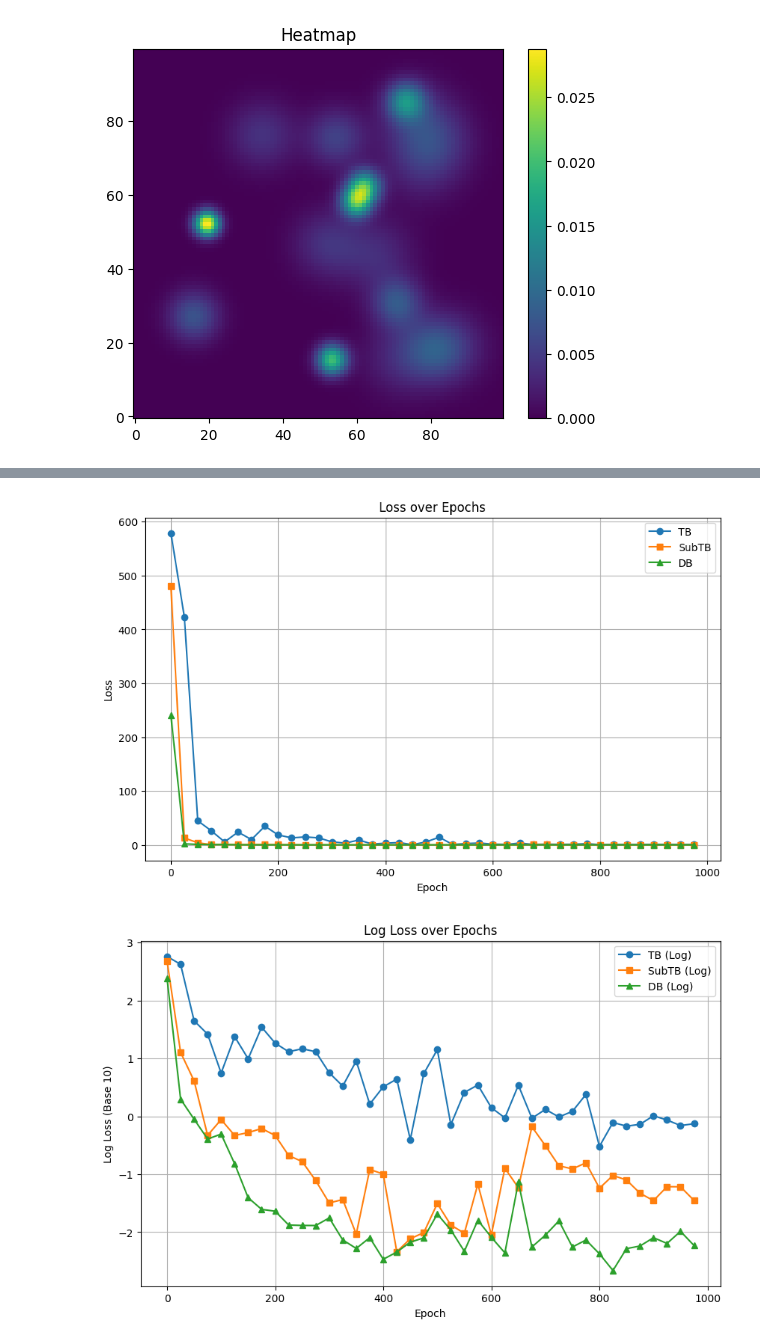
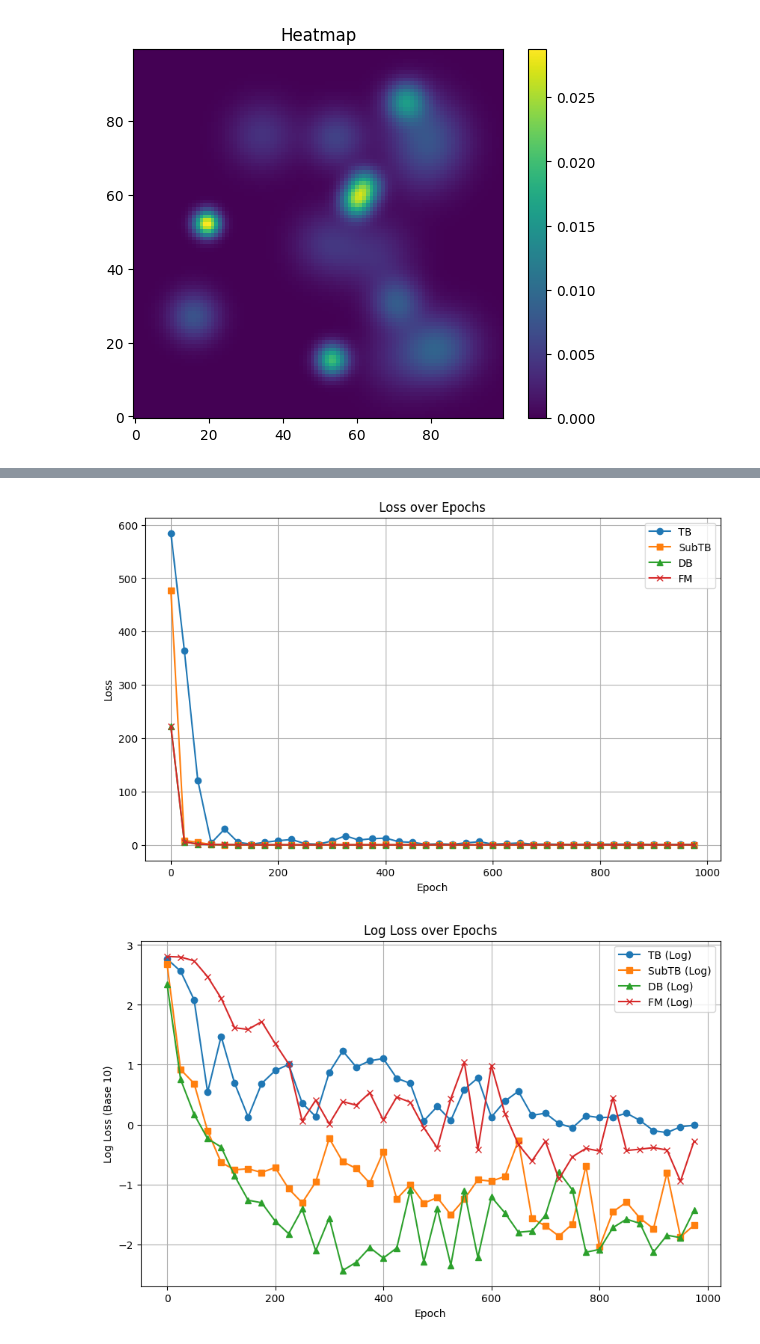
Before and after one commit to Erostrate9/GFNEval, a Jupyter notebook: notebooks/EvalCmp_cmp_among_different_models.ipynb, the cells around one changed output, grey strips where cells are left out. Cells and saved outputs as stored; diff of their text form; code cells hidden in the pictures.

Commit message:
Partial Results

```diff
--- a/notebooks/EvalCmp_cmp_among_different_models.ipynb
+++ b/notebooks/EvalCmp_cmp_among_different_models.ipynb
@@ -215,14 +308,49 @@ env.plot_samples(gfns['SubTB'].sample_terminating_states(env=env, n=n_samples_kl
 Start experiments from here:
 # %%
 results = {
+    "FM": [],
     "TB": [],
     "SubTB": [],
     "DB": []
+
 }
 
 # Start training
 for i in (pbar := tqdm(range(num_epochs))):
-    for key in "TB", "SubTB", "DB":
+    for key in algos.keys():
+      if key=="FM":
+        # trajectories = gflownet.sample_trajectories(
+        #         env,
+        #         n=env.n_actions,
+        #         save_estimator_outputs=False,
+        #         save_logprobs=True,
+        #     )
+        trajectories = samplers[key].sample_trajectories(env=env, n=16)
+        training_samples = gfns[key].to_training_samples(trajectories)
+        # training_samples = gflownet.to_training_samples(trajectories)
+        optimizers[key].zero_grad()
+        loss = gfns[key].loss(env, training_samples)
+        loss.backward()
+        optimizers[key].step()
+        if i % 25 == 0:
+          kl, phi = eval_kl(env, gfns[key])
+          # estimate spearnman correlation
+          test_states_sample, test_rewards_sample = get_sampled_test_set(gfns[key], env, n=n_samples_kl)
+
+          spearman, _, _ = evaluate_GFNEvalS_with_monte_carlo(gfns[key], env, test_states_sample,
+                                                        test_rewards_sample, n_samples=n_samples_monte_carlo, show_progress=False,sampler=Sampler(estimator=gfns[key].logF))
+          results[key].append({
+              "epoch": i,
+              "loss": loss.item(),
+              "kl": kl,
+              "spearman": spearman,
+              "phi": phi
+          })
+          with open(drive_path, "wb") as f:
+              pickle.dump(results, f)
+          pbar.set_postfix({"loss_"+key: loss.item(), "kl_"+key: kl.detach(), "spearman_"+key: spearman})
+
+      else:
         trajectories = samplers[key].sample_trajectories(env=env, n=16)
         optimizers[key].zero_grad()
         if key == "DB":
@@ -294,13 +421,14 @@ epochs = [item["epoch"] for item in results['TB']]
 loss_TB = [item["loss"] for item in results['TB']]
 loss_SubTB = [item["loss"] for item in results['SubTB']]
 loss_DB = [item["loss"] for item in results['DB']]
-
+loss_FM=[item["loss"] for item in results['FM']]
 
 # Plot each metric
 plt.figure(figsize=(10, 6))
 plt.plot(epochs, loss_TB, label='TB', marker='o')
 plt.plot(epochs, loss_SubTB, label='SubTB', marker='s')
 plt.plot(epochs, loss_DB, label='DB', marker='^')
+plt.plot(epochs, loss_DB, label='FM', marker='x')
 
 plt.xlabel('Epoch')
 plt.ylabel('Loss')
@@ -309,33 +437,36 @@ plt.legend()
 plt.grid()
 plt.show()
 # %% [output]
-[figure, old version]
+[figure, new version]
 # %%
 # Extract data
 epochs = [item["epoch"] for item in results['TB']]
 loss_TB = [item["loss"] for item in results['TB']]
 loss_SubTB = [item["loss"] for item in results['SubTB']]
 loss_DB = [item["loss"] for item in results['DB']]
+loss_FM=[item["loss"] for item in results['FM']]
 
 # Compute log of loss values
 log_loss_TB = np.log10(loss_TB)
 log_loss_SubTB = np.log10(loss_SubTB)
 log_loss_DB = np.log10(loss_DB)
+log_loss_FM = np.log10(loss_FM)
 
 # Plot each metric
 plt.figure(figsize=(10, 6))
 plt.plot(epochs, log_loss_TB, label='TB (Log)', marker='o')
 plt.plot(epochs, log_loss_SubTB, label='SubTB (Log)', marker='s')
 plt.plot(epochs, log_loss_DB, label='DB (Log)', marker='^')
+plt.plot(epochs, log_loss_FM, label='FM (Log)', marker='x')
 
 plt.xlabel('Epoch')
 plt.ylabel('Log Loss (Base 10)')
 plt.title('Log Loss over Epochs')
 plt.legend()
 plt.grid()
 plt.show()
 # %% [output]
-[figure, old version]
+[figure, new version]
 # %%
 kl_TB = [item["kl"].detach() for item in results['TB']]
 kl_SubTB = [item["kl"].detach() for item in results['SubTB']]
```
Also changed, not shown: parts of 14 cells of this notebook.
